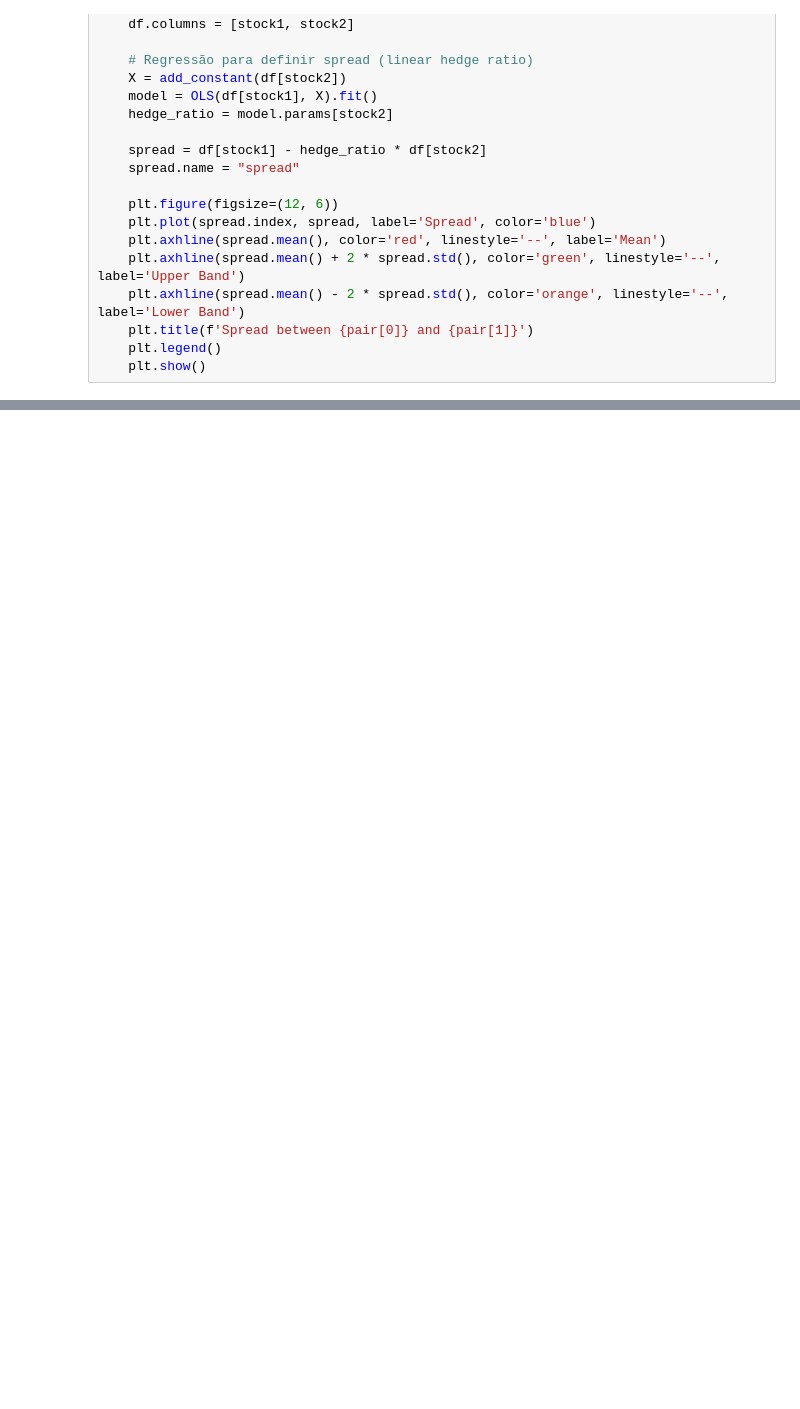
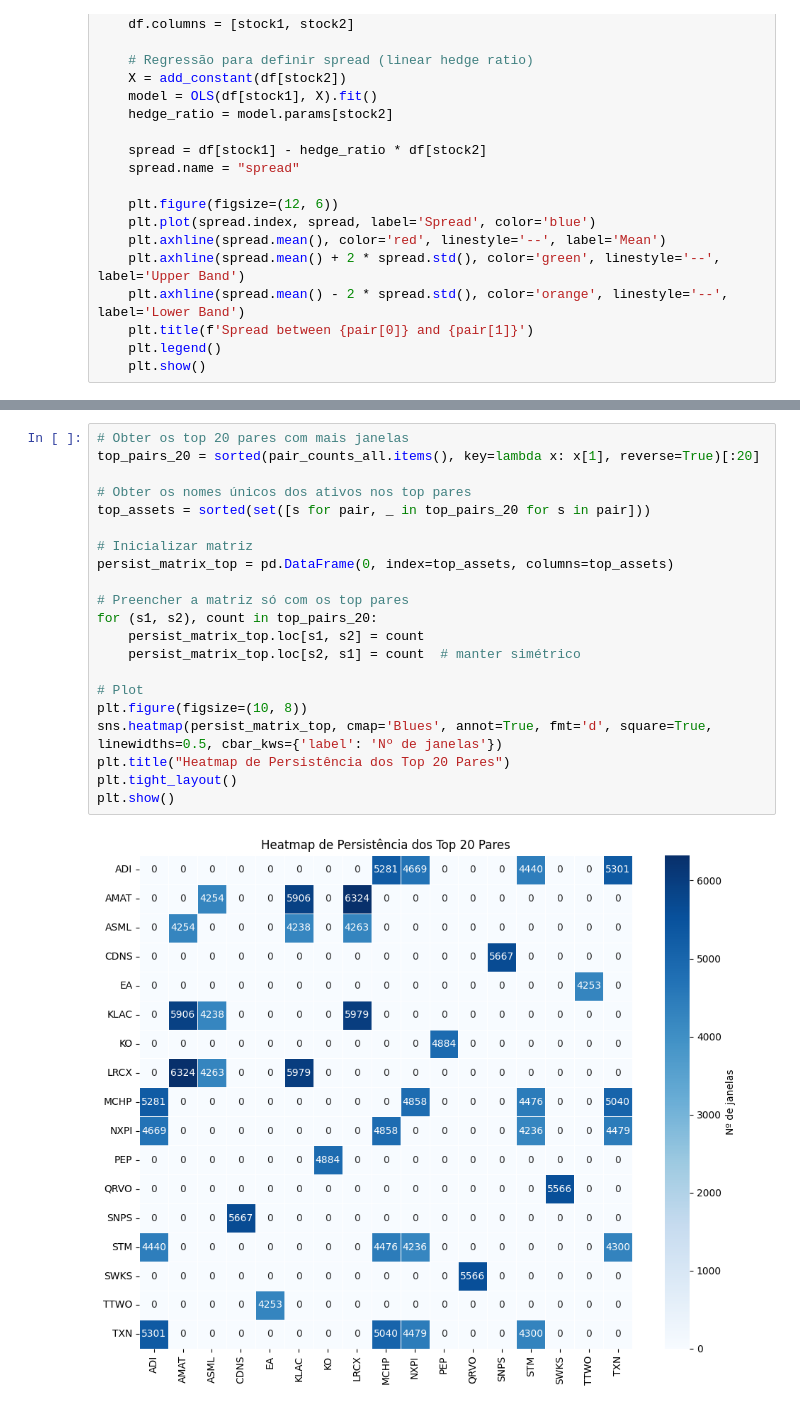
Before and after one commit to joaopino/Financial_Markets_Data_Analysis, a Jupyter notebook: ADMF.ipynb, the cells around one changed output, grey strips where cells are left out. Cells and saved outputs as stored; diff of their text form; blank space fills up the shorter version.

```diff
--- a/ADMF.ipynb
+++ b/ADMF.ipynb
@@ -489,6 +491,29 @@ Par: ('MCHP', 'NXPI'), Half-life: 77.69, Correlation: 0.95, Z-score vol: 1.00
 [figure]
 Par: ('ADI', 'TXN'), Half-life: 96.50, Correlation: 0.95, Z-score vol: 1.00
 [figure]
+# %%
+# Obter os top 20 pares com mais janelas
+top_pairs_20 = sorted(pair_counts_all.items(), key=lambda x: x[1], reverse=True)[:20]
+
+# Obter os nomes únicos dos ativos nos top pares
+top_assets = sorted(set([s for pair, _ in top_pairs_20 for s in pair]))
+
+# Inicializar matriz
+persist_matrix_top = pd.DataFrame(0, index=top_assets, columns=top_assets)
+
+# Preencher a matriz só com os top pares
+for (s1, s2), count in top_pairs_20:
+    persist_matrix_top.loc[s1, s2] = count
+    persist_matrix_top.loc[s2, s1] = count  # manter simétrico
+
+# Plot
+plt.figure(figsize=(10, 8))
+sns.heatmap(persist_matrix_top, cmap='Blues', annot=True, fmt='d', square=True, linewidths=0.5, cbar_kws={'label': 'Nº de janelas'})
+plt.title("Heatmap de Persistência dos Top 20 Pares")
+plt.tight_layout()
+plt.show()
+# %% [output]
+[figure, added]
 # %%
 
 # Definições para o loop de rolling
```
Also changed, not shown: parts of 10 cells of this notebook.
